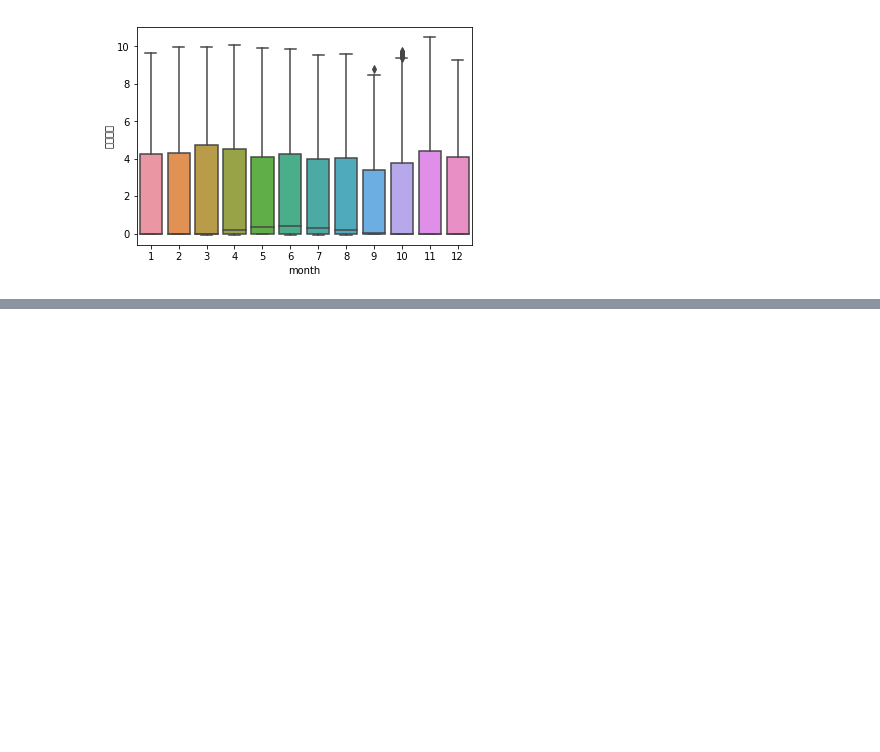
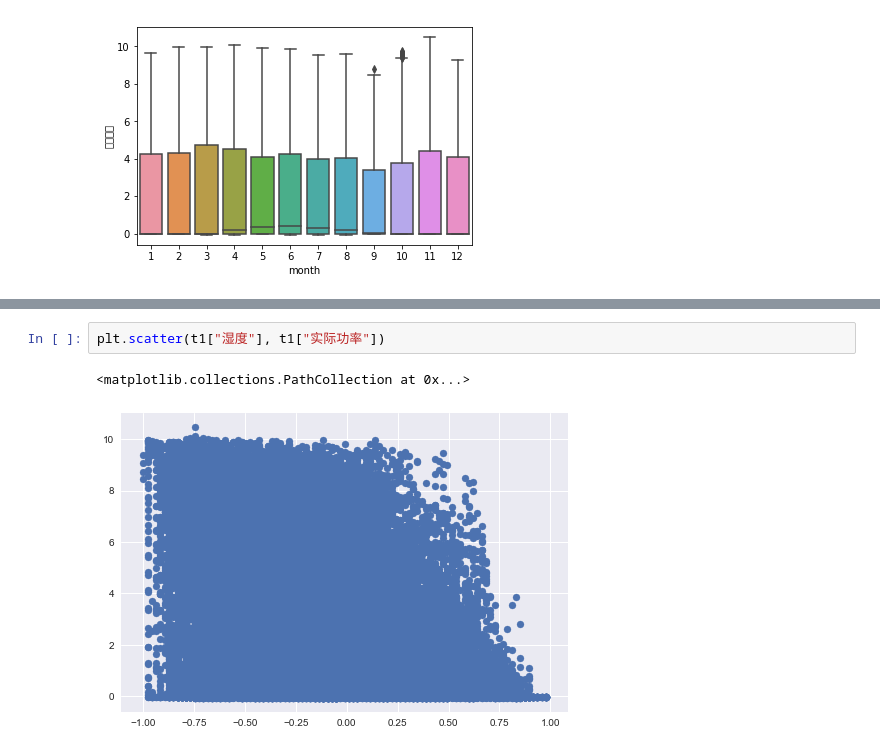
Before and after one commit to EvilPsyCHo/competition, a Jupyter notebook: gngf/notebook/EDA 20181105.ipynb, the cells around one changed output, grey strips where cells are left out. Cells and saved outputs as stored; diff of their text form; blank space fills up the shorter version.

```diff
--- a/gngf/notebook/EDA 20181105.ipynb
+++ b/gngf/notebook/EDA 20181105.ipynb
@@ -142,0 +207,5 @@ sns.boxplot(x='month', y='实际功率', data=t1)
+# %%
+plt.scatter(t1["湿度"], t1["实际功率"])
+# %% [output]
+<matplotlib.collections.PathCollection at 0x...>
+[figure, added]
```
Also changed, not shown: parts of 21 cells of this notebook, 4 other files.
